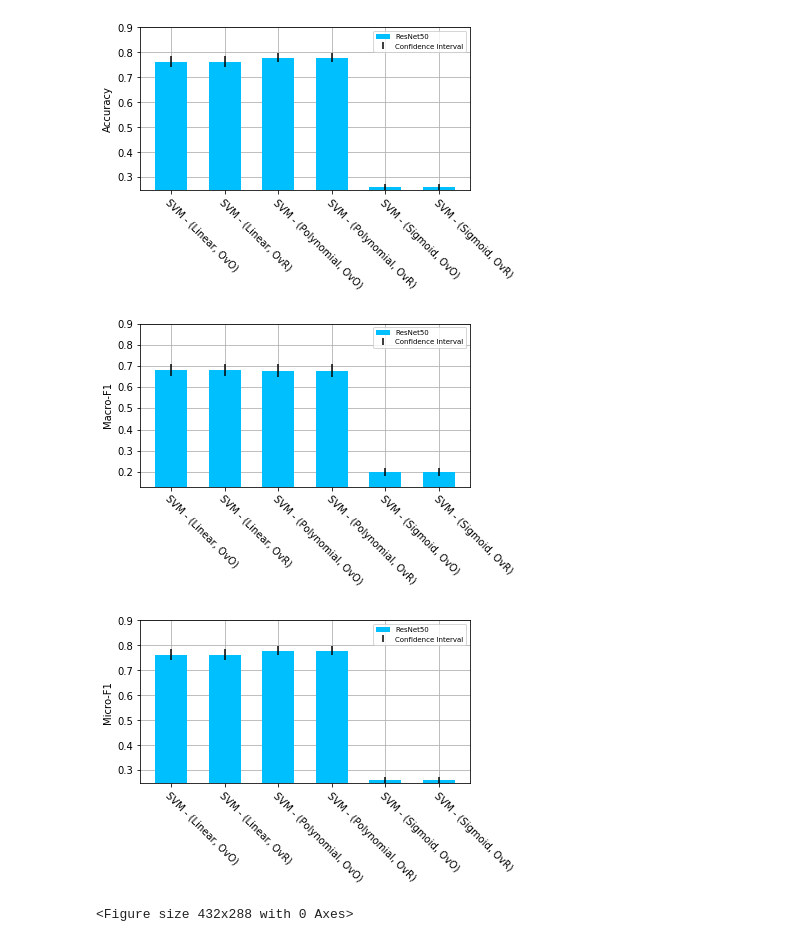
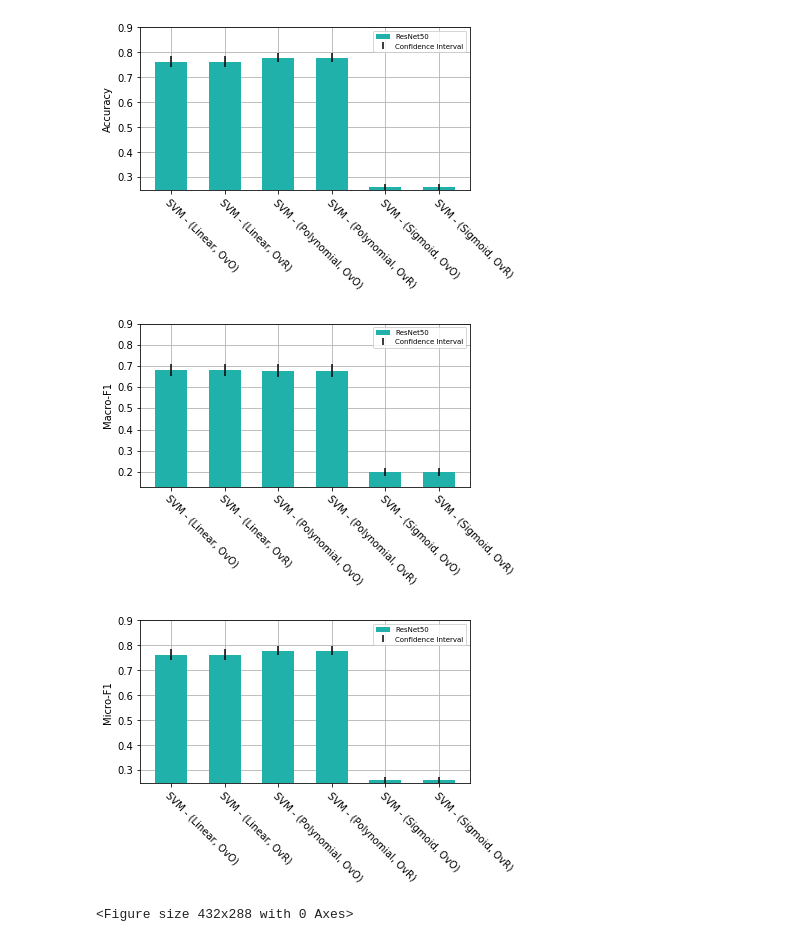
Before and after one commit to FalsoMoralista/Notebooks, a Jupyter notebook: PlantCLEF2013/results/base_results/resnet50/plotting_results.ipynb, the cells around one changed output. Cells and saved outputs as stored; diff of their text form; code cells hidden in the pictures.

```diff
--- a/PlantCLEF2013/results/base_results/resnet50/plotting_results.ipynb
+++ b/PlantCLEF2013/results/base_results/resnet50/plotting_results.ipynb
@@ -33,35 +33,35 @@ for metrica in metricas:
 
     # Guarda o menor e o maior valor para ajuste automático da escala do gráfico.
     medidas = medidas_baseori
     escala_menor = np.min(medidas) - 0.01
     escala_maior = np.max(medidas) + 0.122
     if metrica == 'F1 Macro':
         escala_menor = np.min(medidas) - 0.07
         escala_maior = np.max(medidas) + 0.222
 
     # Configura a posição das barras
     bar_larg = 0.6
     base1 = np.arange(len(nome_config))+0.6
     base2 = [x + bar_larg for x in base1]
 
     # Plota o gráfico com intervalo de confiança
 #    plt.title('%s por Classificador'%medidas_pt[i])
     #plt.xlabel('Classificadores')
     plt.ylabel('%s'%medidas_pt[i])
     plt.grid(zorder=0)
-    plt.bar(base1, medidas_baseori, width = bar_larg, label = 'ResNet50', color = 'deepskyblue', zorder = 3)
+    plt.bar(base1, medidas_baseori, width = bar_larg, label = 'ResNet50', color = 'lightseagreen', zorder = 3)
     errbar = plt.errorbar(base1, medidas_baseori, yerr= yerrors, label='Confidence Interval', color = 'black', fmt= 'none', zorder =4)
     plt.xticks([r + bar_larg for r in range(len(nome_config))], nome_config, rotation=-45, ha="left", rotation_mode="anchor")
     plt.ylim([escala_menor, escala_maior]) # Ajusta a escala do gráfico no eixo Y
     plt.legend(fontsize = 'x-small')
 
     plt.tight_layout()
     plt.savefig(medidas_pt[i]+'.png',dpi=150)
     plt.show()
     plt.clf()
     i = i + 1
 # %% [output]
-[figure, old version]
+[figure, new version]
-[figure, old version]
+[figure, new version]
-[figure, old version]
+[figure, new version]
 <Figure size 432x288 with 0 Axes>
```
Also changed, not shown: 26 other files.
